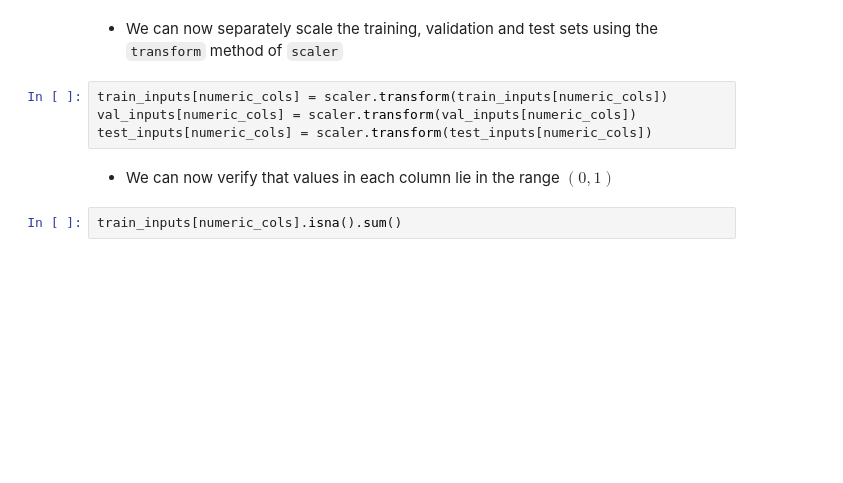
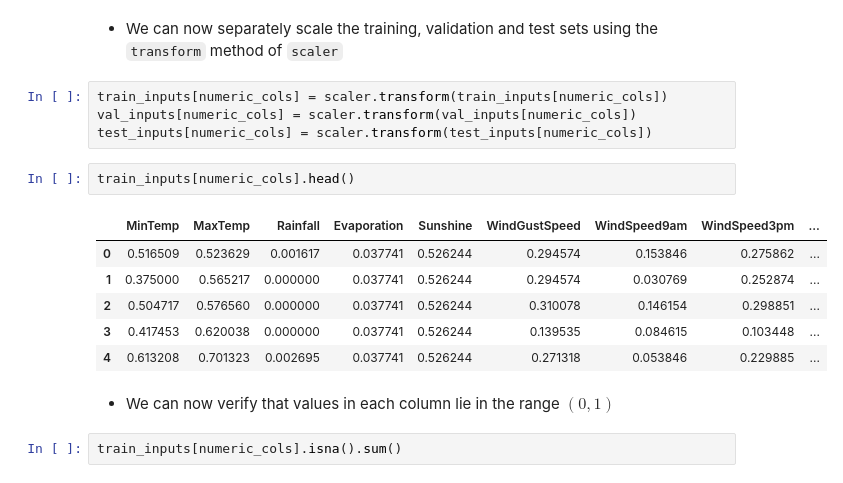
Before and after one commit to up2067537/Big-Data, a Jupyter notebook: tut_7.1.ipynb, the cells around one changed output. Saved outputs shown, nothing was run; the diff lists cells and outputs as text; blank space fills up the shorter version.

```diff
--- a/tut_7.1.ipynb
+++ b/tut_7.1.ipynb
@@ -145,6 +290,15 @@ list(scaler.data_max_)
 train_inputs[numeric_cols] = scaler.transform(train_inputs[numeric_cols])
 val_inputs[numeric_cols] = scaler.transform(val_inputs[numeric_cols])
 test_inputs[numeric_cols] = scaler.transform(test_inputs[numeric_cols])
+# %%
+train_inputs[numeric_cols].head()
+# %% [output]
+|  | MinTemp | MaxTemp | Rainfall | Evaporation | Sunshine | WindGustSpeed | WindSpeed9am | WindSpeed3pm | ... |
+| 0 | 0.516509 | 0.523629 | 0.001617 | 0.037741 | 0.526244 | 0.294574 | 0.153846 | 0.275862 | ... |
+| 1 | 0.375000 | 0.565217 | 0.000000 | 0.037741 | 0.526244 | 0.294574 | 0.030769 | 0.252874 | ... |
+| 2 | 0.504717 | 0.576560 | 0.000000 | 0.037741 | 0.526244 | 0.310078 | 0.146154 | 0.298851 | ... |
+| 3 | 0.417453 | 0.620038 | 0.000000 | 0.037741 | 0.526244 | 0.139535 | 0.084615 | 0.103448 | ... |
+| 4 | 0.613208 | 0.701323 | 0.002695 | 0.037741 | 0.526244 | 0.271318 | 0.053846 | 0.229885 | ... |
 # %% [markdown]
 * We can now verify that values in each column lie in the range $(0,1)$
 # %%
```
Also changed, not shown: parts of 23 cells of this notebook.
